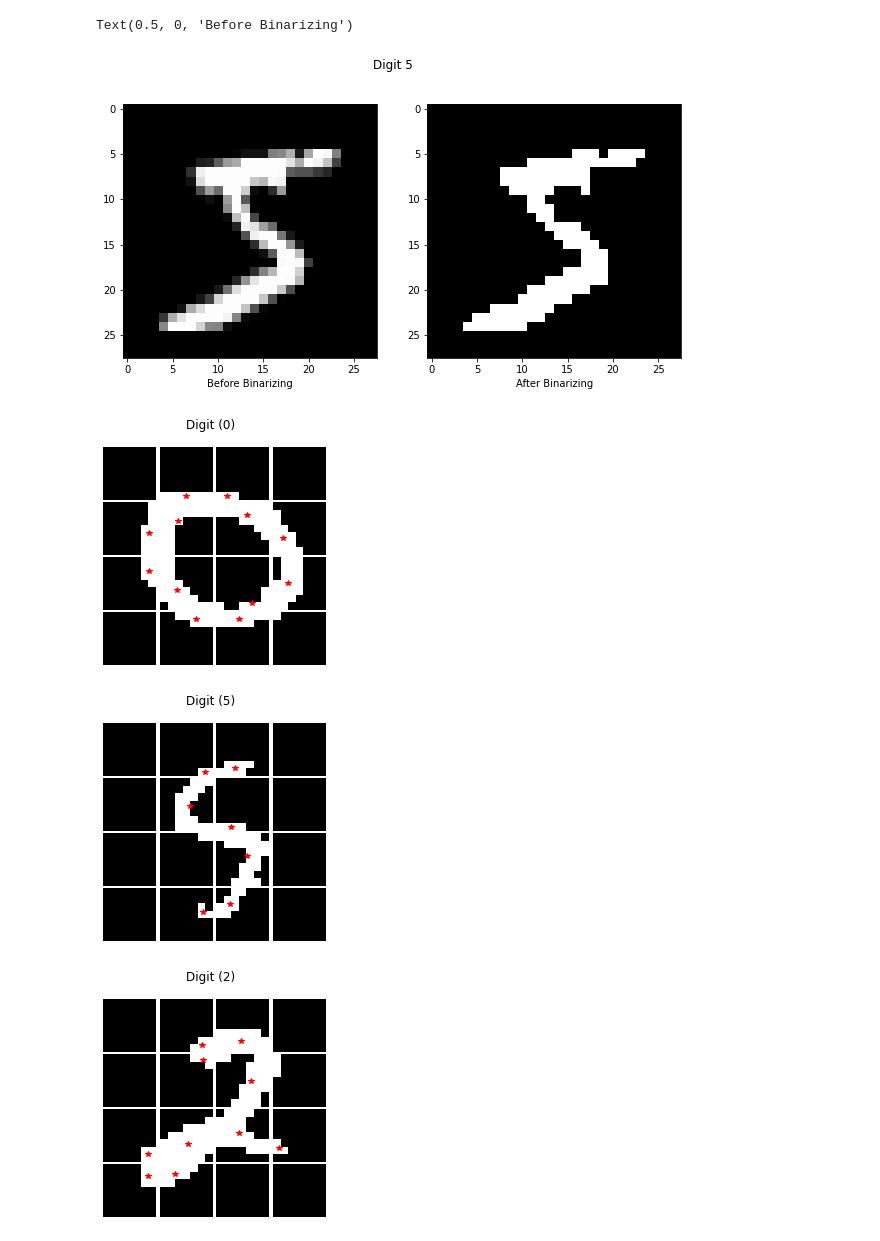
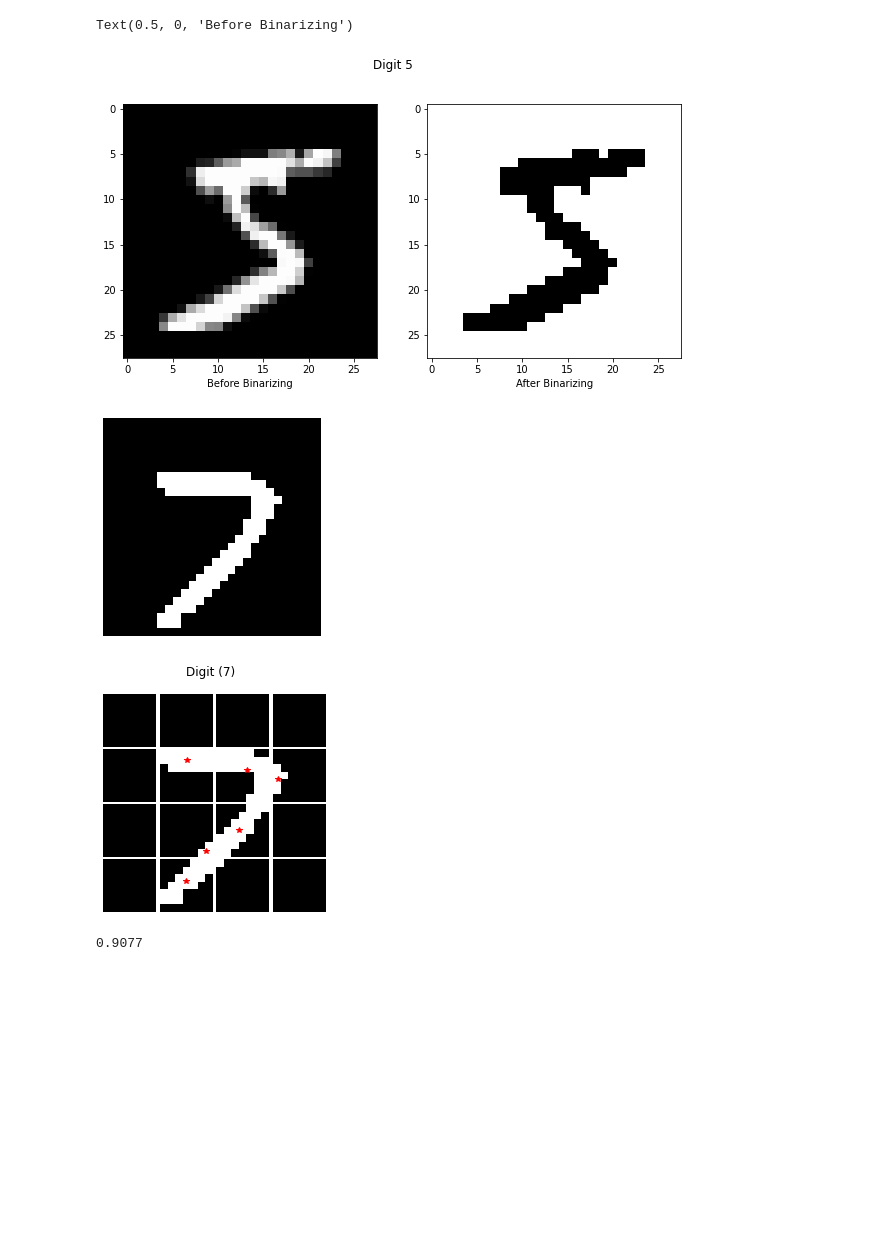
Before and after one commit to CatB1t/MNIST_Digits_model, a Jupyter notebook: sl_mnist.ipynb, the cells around one changed output. Cells and saved outputs as stored; diff of their text form; code cells hidden in the pictures; blank space fills up the shorter version.

```diff
--- a/sl_mnist.ipynb
+++ b/sl_mnist.ipynb
@@ -22,19 +21,14 @@ biniarize_data(train_X)
 fig = plt.figure(figsize=(10,5))
 fig.suptitle("Digit 5")
 plt.subplot(1,2, 2)
-plt.imshow(train_X[0], cmap="gray")
+plt.imshow(train_X[0], cmap="binary")
 plt.xlabel("After Binarizing")
 plt.subplot(1,2, 1)
 plt.imshow(img_before_binarize, cmap="gray")
 plt.xlabel("Before Binarizing")
 # %% [output]
 Text(0.5, 0, 'Before Binarizing')
-[figure, old version]
+[figure, new version]
-# %%
-n = 10000
-idx = np.random.choice(np.arange(train_X.shape[0]), size=n)
-sample_X = train_X[idx]
-sample_Y = train_Y[idx]
 # %%
 # Size of grid to split the image into
 x_grid_size = 4
@@ -80,29 +74,26 @@ def transform_feature(data):
     return np.array(centroids)
 # %%
 # Plotting an example
-#plt.figure(figsize = (4,4))
-#plt.imshow(sample_X[0], cmap="gray")
-#plt.axis('off')
+plt.figure(figsize = (4,4))
+plt.imshow(sample_X[0], cmap="gray")
+plt.axis('off')
 
 # Plotting an example from our data after transforming the data
 # A visualization of how the centroid is calculated for each batch of the image
 def split_and_show(n, x_size, y_size):
     fig = plt.figure(figsize = (4,4))
     img = slice_array(sample_X[n],x_size,y_size)
     for i in range(x_size*y_size):
         plt.subplot(x_size,y_size,i+1)
         x, y = centroid(img[i])
         if x != 0 and y != 0:
             plt.plot(x,y, 'r*')
         plt.imshow(img[i], cmap="gray")
         plt.axis('off')
     plt.subplots_adjust(wspace=0.05, hspace=0.05)
     fig.suptitle("Digit ({})".format(sample_Y[n]))
 
-split_and_show(4,4,4)
-split_and_show(1,4,4)
-split_and_show(6,4,4)
+split_and_show(0,4,4)
 # %% [output]
-[figure, old version]
+[figure, new version]
-[figure, old version]
+[figure, new version]
-[figure, removed]
@@ -113,25 +102,16 @@ from sklearn.neighbors import KNeighborsClassifier
 from sklearn.metrics import accuracy_score
 
 def build_model(k):
+    train_X_trans = transform_feature(train_X)
     model = KNeighborsClassifier(n_neighbors=k)
-    model.fit(train_X_trans,sample_Y)
-    predicted = model.predict(test_X_trans)
-    accuracy = accuracy_score(test_Y, predicted)
-    return accuracy
+    model.fit(train_X_trans,train_Y)
+    return model
 
-#(X, y)
-grid = [[2,4], [4,2] , [4,4], [7,7]]
-n = [10000, 20000, 60000]
-for sampleSize in n:
-    idx = np.random.choice(np.arange(train_X.shape[0]), size=sampleSize)
-    sample_X = train_X[idx]
-    sample_Y = train_Y[idx]
-    for i in grid:
-        test_X_trans = transform_feature(test_X)
-        train_X_trans = transform_feature(sample_X)
-        x_grid_size = i[0]
-        y_grid_size = i[1]
-        for j in range(2,8):
-            acc = build_model(j)
-            model_results = model_results.append({"n" : sampleSize, "grid": i, "K" : j, "Acc" : acc}, ignore_index=True)
+model = build_model(5)
+test_X_trans = transform_feature(test_X)
+predicted = model.predict(test_X_trans)
+accuracy = accuracy_score(test_Y, predicted)
+accuracy
+# %% [output]
+0.9077
 # %% [markdown]
```
Also changed, not shown: parts of 7 cells of this notebook, 3 other files.
